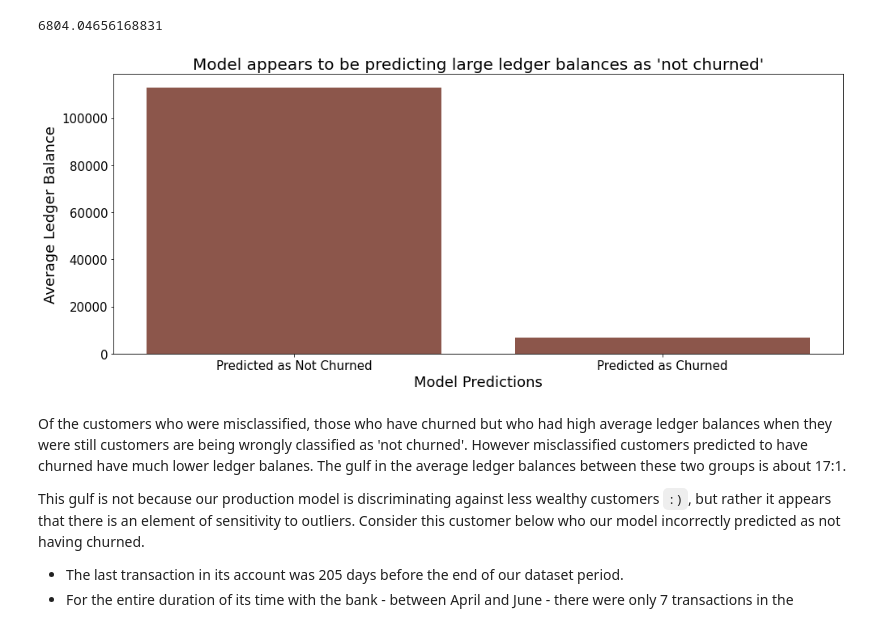
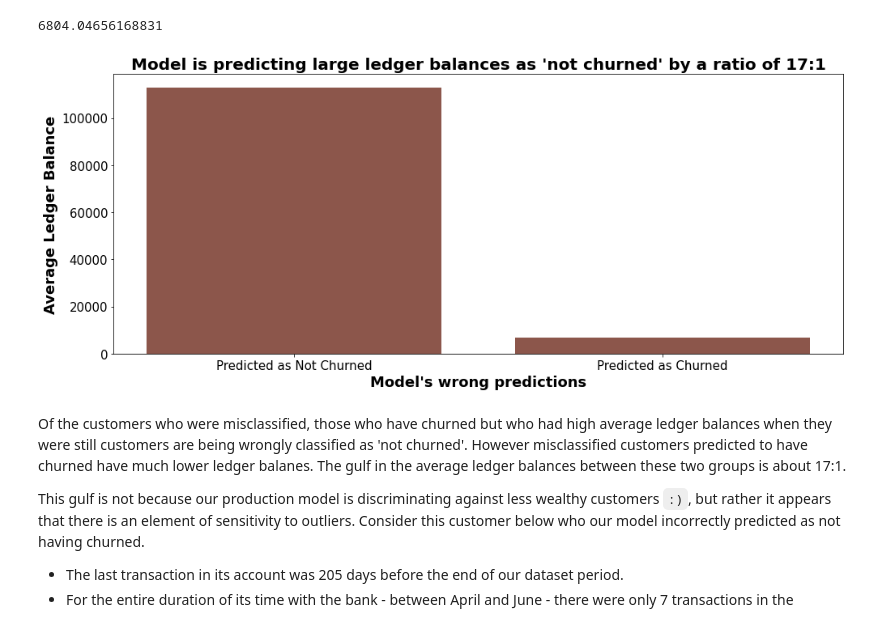
Before and after one commit to stanleyaz/Predicting-Customer-Churn, a Jupyter notebook: notebooks/05_analysis_and_conclusions.ipynb, the cells around one changed output. Saved outputs shown, nothing was run; the diff lists cells and outputs as text; code cells hidden in the pictures.

```diff
--- a/notebooks/05_analysis_and_conclusions.ipynb
+++ b/notebooks/05_analysis_and_conclusions.ipynb
@@ -227,15 +227,15 @@ misclassified_c_balance
 # %%
 plt.figure(figsize = (14,6))
 plt.bar(x = ['Predicted as Not Churned', 'Predicted as Churned'], height= [misclassified_nc_balance, misclassified_c_balance], color='tab:brown')
-plt.ylabel('Average Ledger Balance', fontdict={'fontsize': 18})
-plt.xlabel('Model Predictions', fontdict={'fontsize': 18})
+plt.ylabel('Average Ledger Balance', fontdict={'fontsize': 18, 'fontweight': 'bold'})
+plt.xlabel("Model's wrong predictions", fontdict={'fontsize': 18, 'fontweight': 'bold'})
 plt.xticks(size = 15)
 plt.yticks(size = 15)
-plt.title("Model appears to be predicting large ledger balances as 'not churned'", size = 20)
+plt.title("Model is predicting large ledger balances as 'not churned' by a ratio of 17:1", size = 20, fontweight='bold')
 plt.tight_layout()
 plt.savefig('../images/balance_predictions.png', dpi=300);
 # %% [output]
-[figure, old version]
+[figure, new version]
 # %% [markdown]
 Of the customers who were misclassified, those who have churned but who had high average ledger balances when they were still customers are being wrongly classified as 'not churned'. However misclassified customers predicted to have churned have much lower ledger balanes. The gulf in the average ledger balances between these two groups is about 17:1.
 
```
Also changed, not shown: parts of 9 cells of this notebook, 14 other files.
